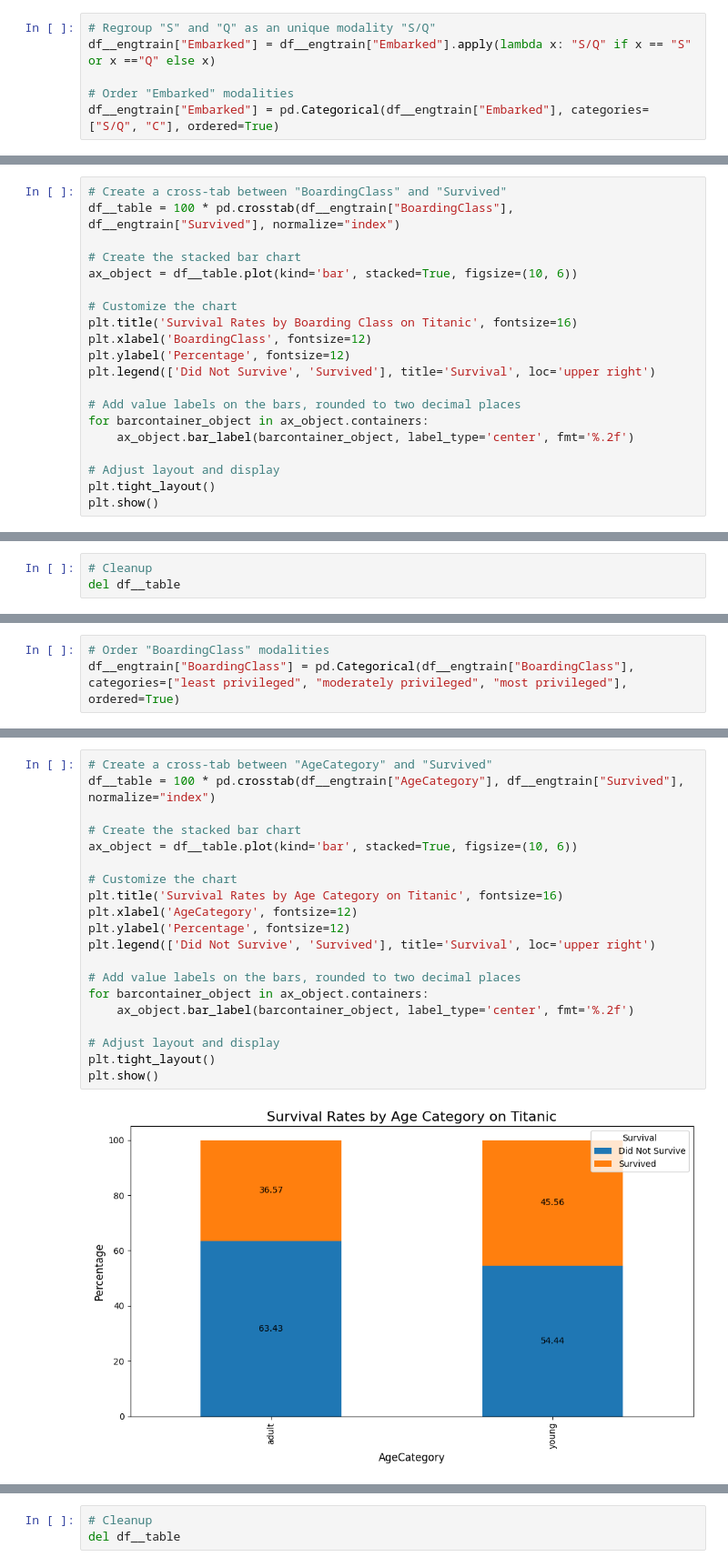
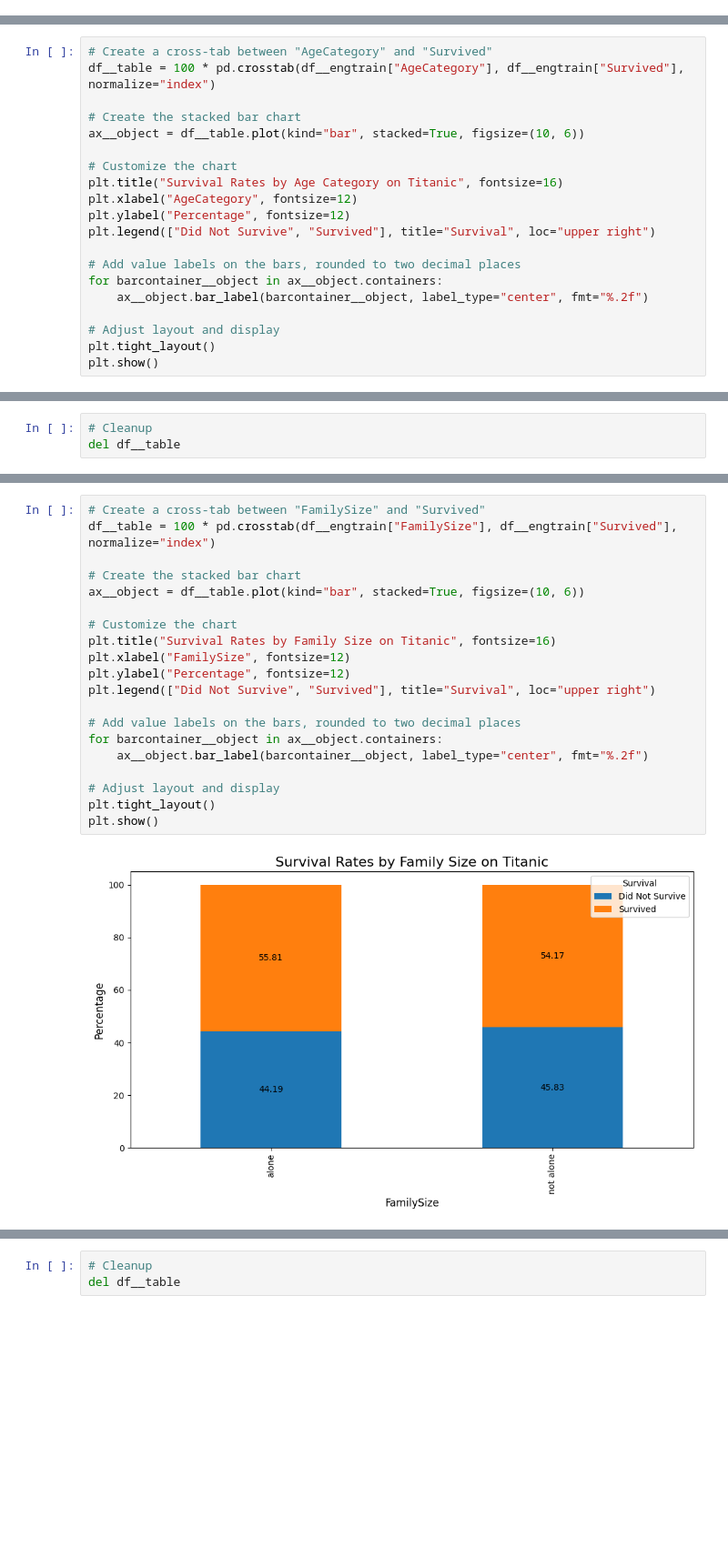
Before and after one commit to foliacouetey/titanic, a Jupyter notebook: PYTHON/scripts/main.ipynb, the cells around one changed output, grey strips where cells are left out. Shown: that part at 91% size. Drawn from its saved outputs; the diff is of its cells as text; blank space fills up the shorter version.

```diff
--- a/PYTHON/scripts/main.ipynb
+++ b/PYTHON/scripts/main.ipynb
@@ -513,8 +538,2 @@ del df__table
 
 </div>
-# %%
-# Regroup "S" and "Q" as an unique modality "S/Q"
-df__engtrain["Embarked"] = df__engtrain["Embarked"].apply(lambda x: "S/Q" if x == "S" or x =="Q" else x)
-
-# Order "Embarked" modalities
-df__engtrain["Embarked"] = pd.Categorical(df__engtrain["Embarked"], categories=["S/Q", "C"], ordered=True)
@@ -564,19 +593,19 @@ del df__table
 # %%
-# Create a cross-tab between "BoardingClass" and "Survived"
-df__table = 100 * pd.crosstab(df__engtrain["BoardingClass"], df__engtrain["Survived"], normalize="index")
+# Create a cross-tab between "AgeCategory" and "Survived"
+df__table = 100 * pd.crosstab(df__engtrain["AgeCategory"], df__engtrain["Survived"], normalize="index")
 
 # Create the stacked bar chart
-ax_object = df__table.plot(kind='bar', stacked=True, figsize=(10, 6))
+ax__object = df__table.plot(kind="bar", stacked=True, figsize=(10, 6))
 
 # Customize the chart
-plt.title('Survival Rates by Boarding Class on Titanic', fontsize=16)
-plt.xlabel('BoardingClass', fontsize=12)
-plt.ylabel('Percentage', fontsize=12)
-plt.legend(['Did Not Survive', 'Survived'], title='Survival', loc='upper right')
+plt.title("Survival Rates by Age Category on Titanic", fontsize=16)
+plt.xlabel("AgeCategory", fontsize=12)
+plt.ylabel("Percentage", fontsize=12)
+plt.legend(["Did Not Survive", "Survived"], title="Survival", loc="upper right")
 
 # Add value labels on the bars, rounded to two decimal places
-for barcontainer_object in ax_object.containers:
-    ax_object.bar_label(barcontainer_object, label_type='center', fmt='%.2f')
+for barcontainer__object in ax__object.containers:
+    ax__object.bar_label(barcontainer__object, label_type="center", fmt="%.2f")
 
 # Adjust layout and display
 plt.tight_layout()
@@ -613,5 +639,2 @@ del df__table
 
 </div>
-# %%
-# Order "BoardingClass" modalities
-df__engtrain["BoardingClass"] = pd.Categorical(df__engtrain["BoardingClass"], categories=["least privileged", "moderately privileged", "most privileged"], ordered=True)
@@ -623,24 +643,24 @@ df__engtest["BoardingClass"] = pd.Categorical(df__engtest["BoardingClass"], cate
 # %%
-# Create a cross-tab between "AgeCategory" and "Survived"
-df__table = 100 * pd.crosstab(df__engtrain["AgeCategory"], df__engtrain["Survived"], normalize="index")
+# Create a cross-tab between "FamilySize" and "Survived"
+df__table = 100 * pd.crosstab(df__engtrain["FamilySize"], df__engtrain["Survived"], normalize="index")
 
 # Create the stacked bar chart
-ax_object = df__table.plot(kind='bar', stacked=True, figsize=(10, 6))
+ax__object = df__table.plot(kind="bar", stacked=True, figsize=(10, 6))
 
 # Customize the chart
-plt.title('Survival Rates by Age Category on Titanic', fontsize=16)
-plt.xlabel('AgeCategory', fontsize=12)
-plt.ylabel('Percentage', fontsize=12)
-plt.legend(['Did Not Survive', 'Survived'], title='Survival', loc='upper right')
+plt.title("Survival Rates by Family Size on Titanic", fontsize=16)
+plt.xlabel("FamilySize", fontsize=12)
+plt.ylabel("Percentage", fontsize=12)
+plt.legend(["Did Not Survive", "Survived"], title="Survival", loc="upper right")
 
 # Add value labels on the bars, rounded to two decimal places
-for barcontainer_object in ax_object.containers:
-    ax_object.bar_label(barcontainer_object, label_type='center', fmt='%.2f')
+for barcontainer__object in ax__object.containers:
+    ax__object.bar_label(barcontainer__object, label_type="center", fmt="%.2f")
 
 # Adjust layout and display
 plt.tight_layout()
 plt.show()
 # %% [output]
-[figure, old version]
+[figure, new version]
 # %%
 # Cleanup
```
Also changed, not shown: parts of 90 cells of this notebook.
